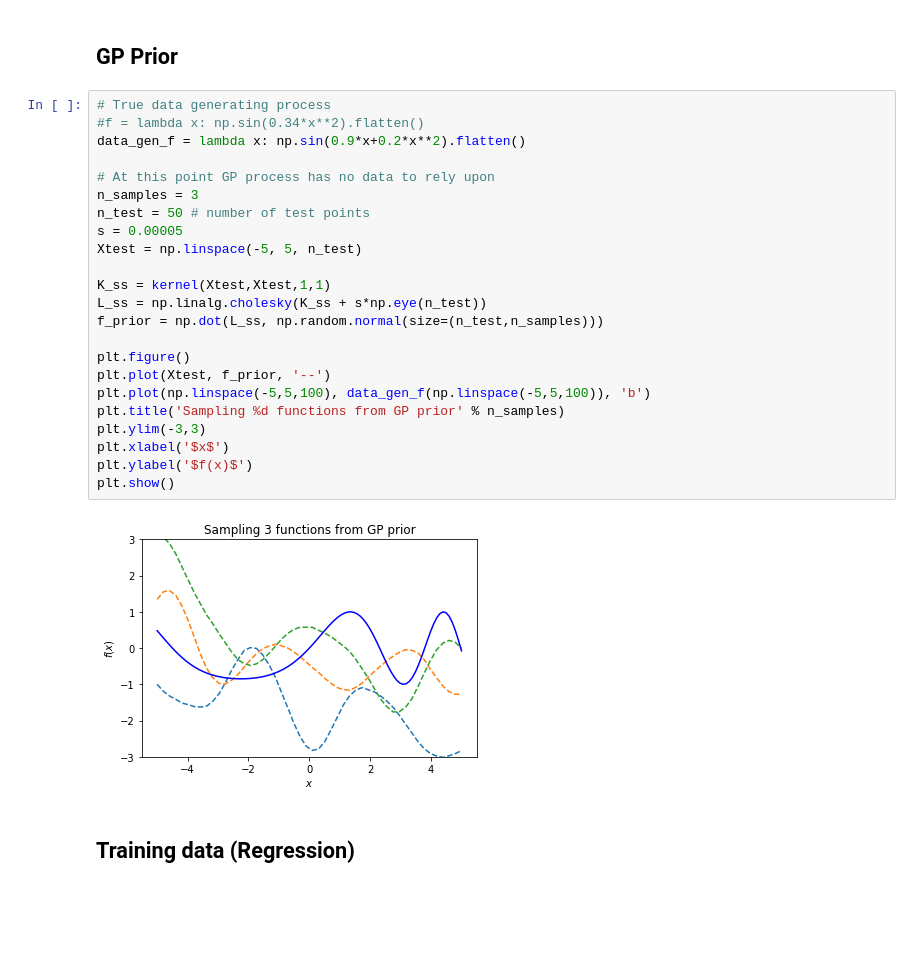
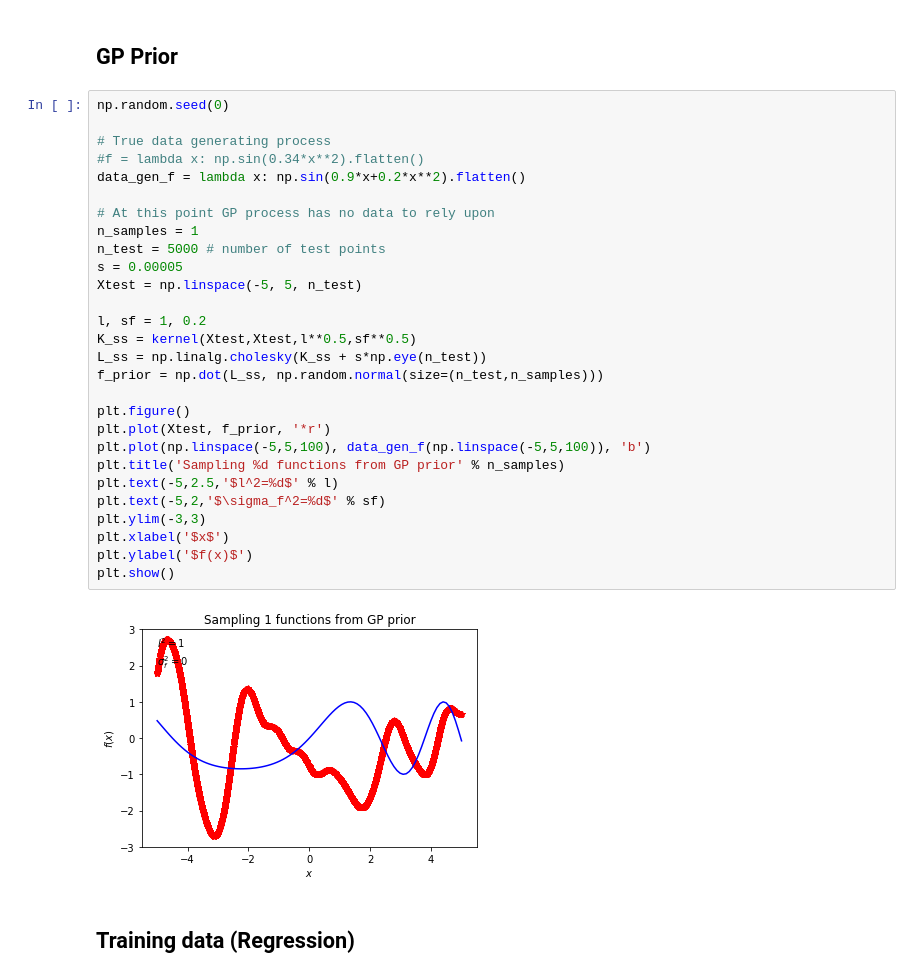
Before and after one commit to uoit-ml/mcsc-ml, a Jupyter notebook: code/gp.ipynb, the cells around one changed output. Saved outputs shown, nothing was run; the diff lists cells and outputs as text; blank space fills up the shorter version.

```diff
--- a/code/gp.ipynb
+++ b/code/gp.ipynb
@@ -18,28 +20,33 @@ def kernel(x,y,s=1,l=1):
 # %% [markdown]
 ## GP Prior
 # %%
+np.random.seed(0)
+
 # True data generating process
 #f = lambda x: np.sin(0.34*x**2).flatten()
 data_gen_f = lambda x: np.sin(0.9*x+0.2*x**2).flatten()
 
 # At this point GP process has no data to rely upon
-n_samples = 3
-n_test = 50 # number of test points
+n_samples = 1
+n_test = 5000 # number of test points
 s = 0.00005
 Xtest = np.linspace(-5, 5, n_test)
 
-K_ss = kernel(Xtest,Xtest,1,1)
+l, sf = 1, 0.2
+K_ss = kernel(Xtest,Xtest,l**0.5,sf**0.5)
 L_ss = np.linalg.cholesky(K_ss + s*np.eye(n_test))
 f_prior = np.dot(L_ss, np.random.normal(size=(n_test,n_samples)))
 
 plt.figure()
-plt.plot(Xtest, f_prior, '--')
+plt.plot(Xtest, f_prior, '*r')
 plt.plot(np.linspace(-5,5,100), data_gen_f(np.linspace(-5,5,100)), 'b')
 plt.title('Sampling %d functions from GP prior' % n_samples)
+plt.text(-5,2.5,'$l^2=%d$' % l)
+plt.text(-5,2,'$\sigma_f^2=%d$' % sf)
 plt.ylim(-3,3)
 plt.xlabel('$x$')
 plt.ylabel('$f(x)$')
 plt.show()
 # %% [output]
-[figure, old version]
+[figure, new version]
 # %% [markdown]
```
Also changed, not shown: parts of 7 cells of this notebook.
